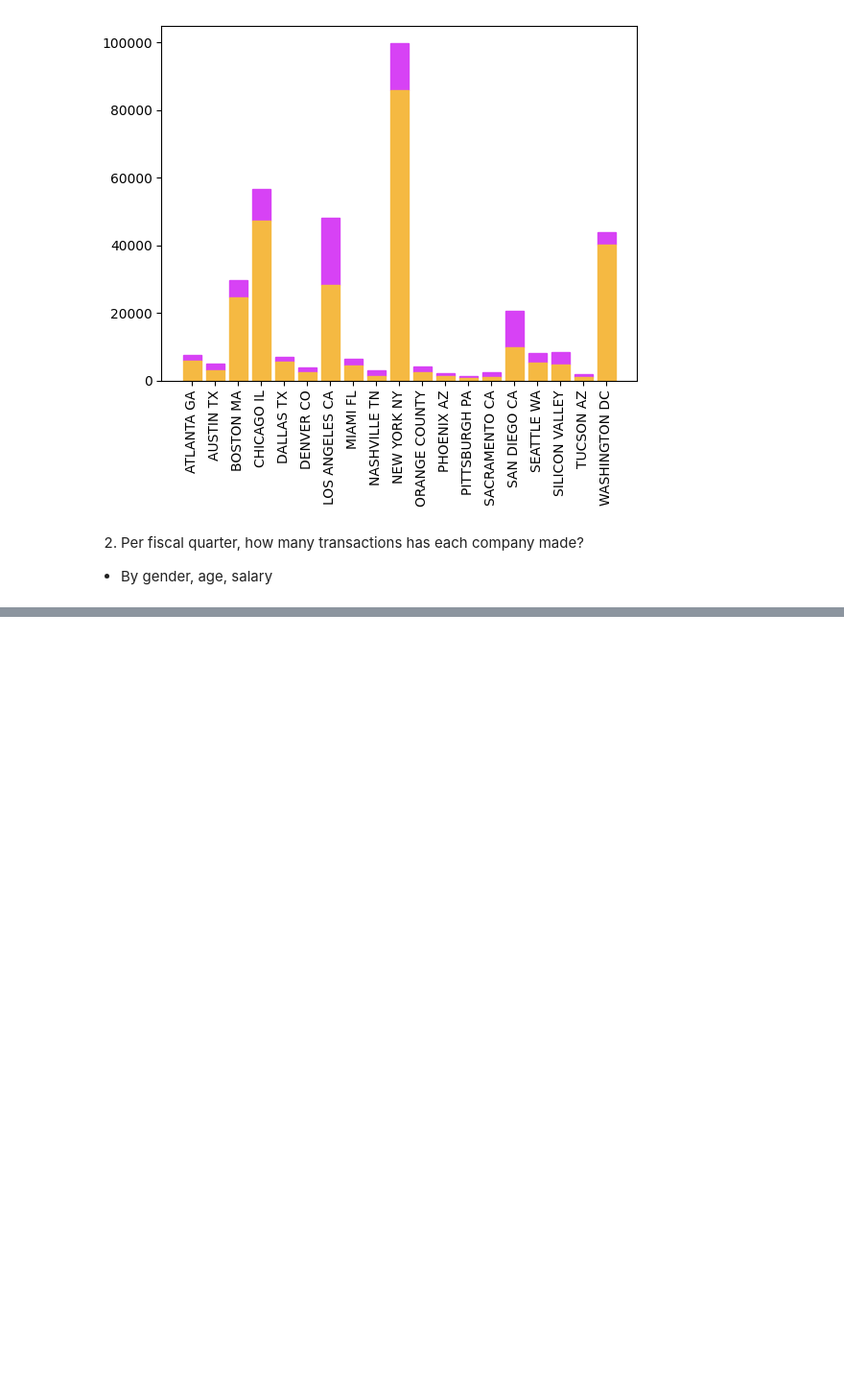
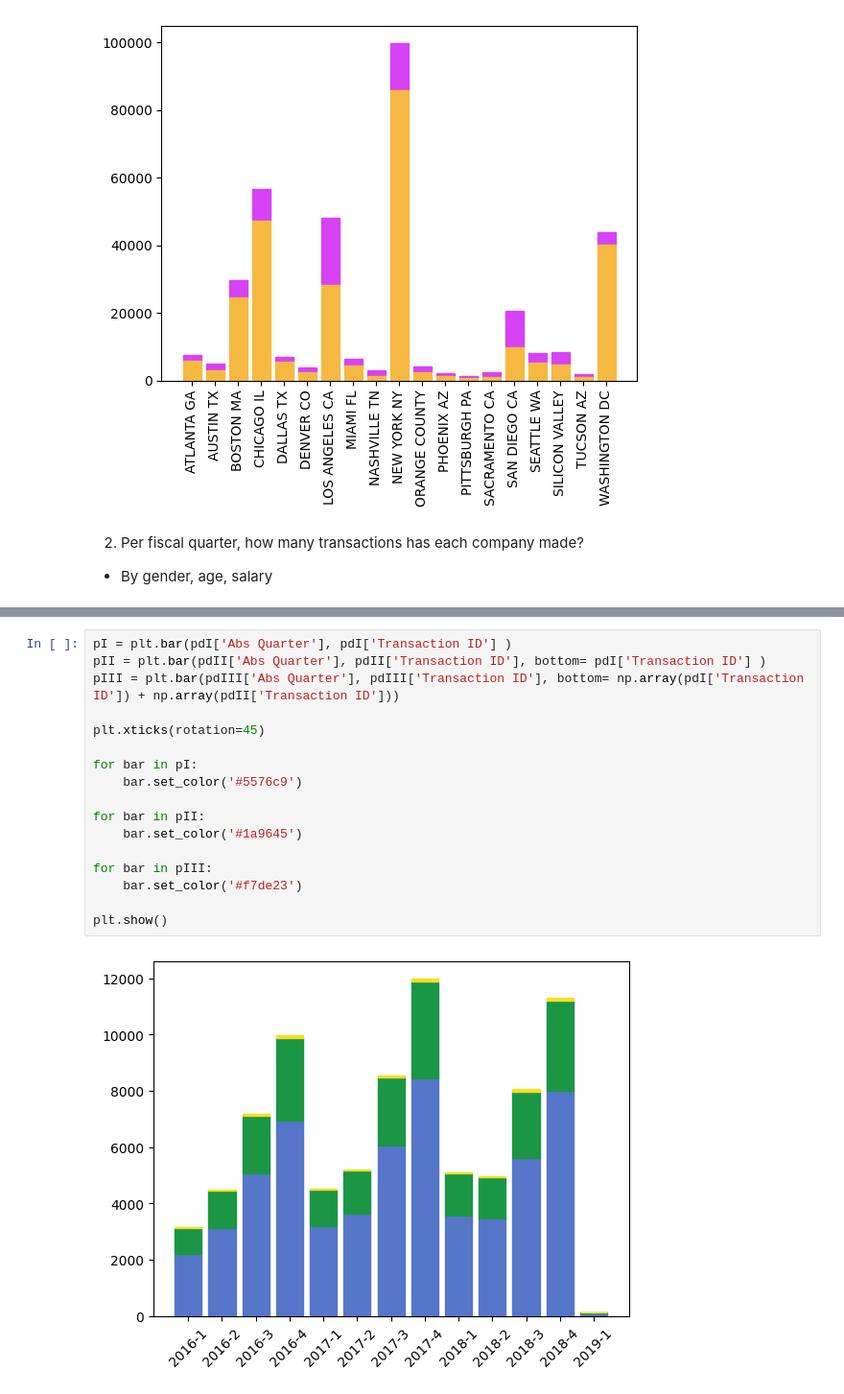
Before and after one commit to nureinumeya1999/Cab-Investment, a Jupyter notebook: src/EDA.ipynb, the cells around one changed output, grey strips where cells are left out. Shown: that part at 96% size. Cells and saved outputs as stored; diff of their text form; blank space fills up the shorter version.

```diff
--- a/src/EDA.ipynb
+++ b/src/EDA.ipynb
@@ -491,0 +433,19 @@ plt.show()
+# %%
+pI = plt.bar(pdI['Abs Quarter'], pdI['Transaction ID'] )
+pII = plt.bar(pdII['Abs Quarter'], pdII['Transaction ID'], bottom= pdI['Transaction ID'] )
+pIII = plt.bar(pdIII['Abs Quarter'], pdIII['Transaction ID'], bottom= np.array(pdI['Transaction ID']) + np.array(pdII['Transaction ID']))
+
+plt.xticks(rotation=45)
+
+for bar in pI:
+    bar.set_color('#5576c9')
+
+for bar in pII:
+    bar.set_color('#1a9645')
+
+for bar in pIII:
+    bar.set_color('#f7de23')
+
+plt.show()
+# %% [output]
+[figure, added]
```
Also changed, not shown: parts of 39 cells of this notebook.
